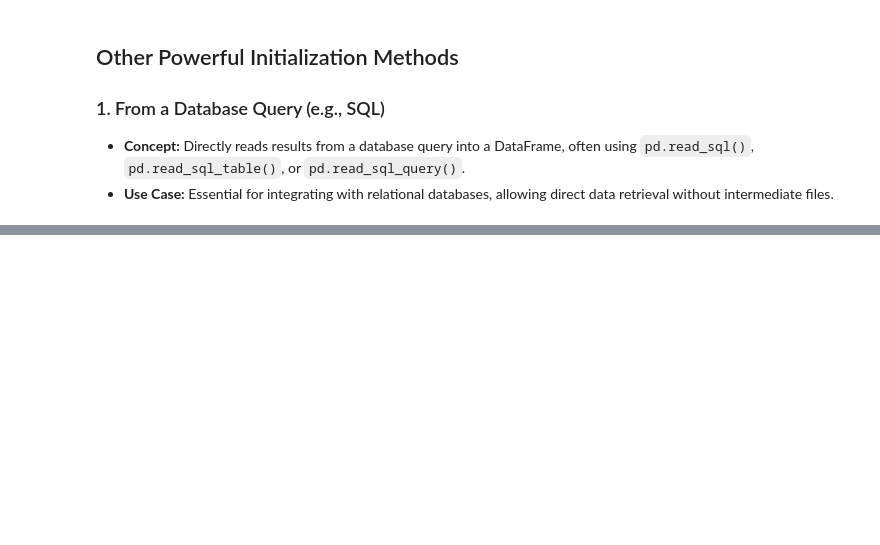
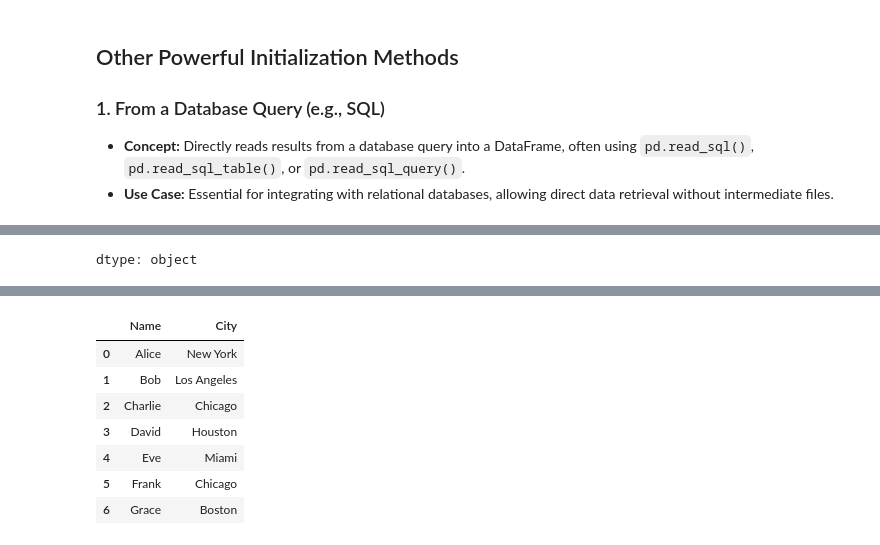
Before and after one commit to venkatbabukr/AllProjects, a Jupyter notebook: Scaler/Modules/Pandas_Buzz_Terms,_Nuances.ipynb, the cells around one changed output, grey strips where cells are left out. Saved outputs shown, nothing was run; the diff lists cells and outputs as text; code cells hidden in the pictures; blank space fills up the shorter version.

```diff
--- a/Scaler/Modules/Pandas_Buzz_Terms,_Nuances.ipynb
+++ b/Scaler/Modules/Pandas_Buzz_Terms,_Nuances.ipynb
@@ -202,0 +422,71 @@ Index: []
+# %%
+import pandas as pd
+import numpy as np
+
+data = {
+    'Name': ['Alice', 'Bob', 'Charlie', 'David', 'Eve', 'Frank', 'Grace'],
+    'Age': [25, 30, np.nan, 28, 32, 40, 27],
+    'City': ['New York', 'Los Angeles', 'Chicago', 'Houston', 'Miami', 'Chicago', 'Boston'],
+    'Score': [85, 92, 78, 95, 88, 70, 91],
+    'Gender': ['F', 'M', 'M', 'M', 'F', 'M', 'F']
+}
+df = pd.DataFrame(data)
+
+# Column selections using []
+print(f"""1.1 Selecting a single column
+df['Name'] =
+""")
+display(df['Name'])
+print("\n" + "-"*40 + "\n")
+
+print(f"""1.1 Selecting multiple columns
+df[['Name', 'City']] =
+""")
+display(df[['Name', 'City']])
+print("\n" + "="*40 + "\n")
+
+# Row selection using []
+print(f"""1.2 Boolean indexing
+df[df['Age'] > 30] =
+""")
+display(df[df['Age'] > 30])
+print("\n" + "-"*40 + "\n")
+
+print(f"""1.2 Slicing rows
+df[0:3] =
+""")
+display(df[0:3])
+print("\n" + "-"*40 + "\n")
+
+print(f"""1.2 Row fancy indexing using loc
+df.loc[[0, 2, 4]] =
+""")
+display(df.loc[[0, 2, 4]])
+print("\n" + "="*40 + "\n")
+
+print(f"""1.3 Selecting rows and columns together
+Splicing using df.loc - df.loc[0:2, ['Name', 'City']] =
+""")
+display(df.loc[0:2, ['Name', 'City']])
+print("\n" + "-"*40 + "\n")
+
+print(f"""1.3 Selecting rows and columns together
+Boolean indexing using loc - df.loc[df['Score'] > 80, ['Name', 'Age', 'Score']] =
+""")
+display(df.loc[df['Score'] > 80, ['Name', 'Age', 'Score']])
+print("\n" + "="*40 + "\n")
+
+print(f"""2.1 Data modification - Create new column
+df['Score_Percentage'] = df['Score'] / 100 =
+""")
+df['Score_Percentage'] = df['Score'] / 100
+display(df)
+print("\n" + "-"*40 + "\n")
+
+print(f"""2.2 Data modification - Modify existing column
+df['Age'] = df['Age'] + 5 =
+""")
+df['Age'] = df['Age'] + 5
+display(df)
+print("\n" + "="*40 + "\n")
+# %% [output]
@@ -202,0 +503 @@ Index: []
+dtype: object
@@ -202,0 +508,8 @@ Index: []
+|  | Name | City |
+| 0 | Alice | New York |
+| 1 | Bob | Los Angeles |
+| 2 | Charlie | Chicago |
+| 3 | David | Houston |
+| 4 | Eve | Miami |
+| 5 | Frank | Chicago |
+| 6 | Grace | Boston |
```
Also changed, not shown: parts of 12 cells of this notebook.
